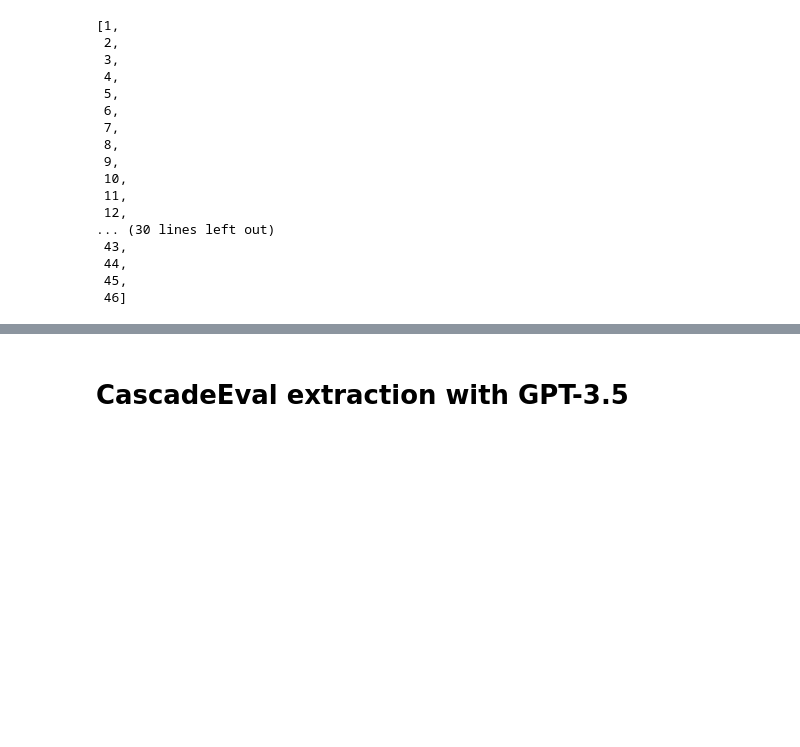
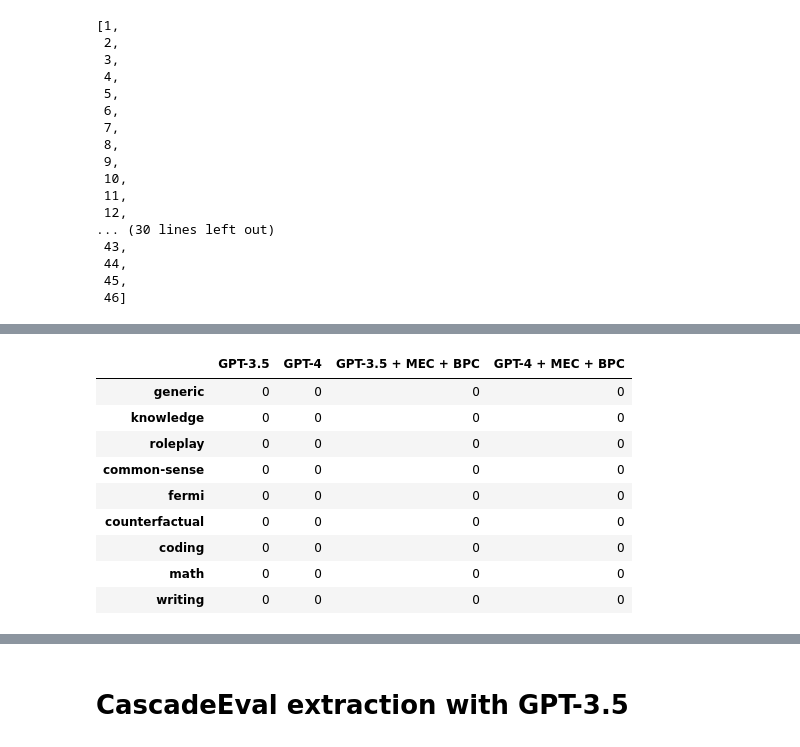
Before and after one commit to Thesis-LLM-as-a-judge-AUAS/fair-eval, a Jupyter notebook: sanity_check.ipynb, the cells around one changed output, grey strips where cells are left out. Saved outputs shown, nothing was run; the diff lists cells and outputs as text; code cells hidden in the pictures; blank space fills up the shorter version.

```diff
--- a/sanity_check.ipynb
+++ b/sanity_check.ipynb
@@ -671,0 +674,9 @@ final_table
+# %%
+sampled_question = {
+    'gpt35_k_1_bpc_0_t_1': pd.read_json("./sampled/questions/0.jsonl", lines=True),
+    'gpt4_k_1_bpc_0_t_1': pd.read_json("./sampled/questions/1.jsonl", lines=True),
+    'gpt35_k_3_bpc_1_t_1': pd.read_json("./sampled/questions/2.jsonl", lines=True),
+    'gpt4_k_3_bpc_1_t_1': pd.read_json("./sampled/questions/3.jsonl", lines=True)
+}
+
+sampled_question['gpt35_k_1_bpc_0_t_1']
@@ -671,0 +694,25 @@ final_table
+# %%
+topic_comparison_base = {}
+
+for key in sampled_question.keys():
+    key_name = SAMPLED_DESCRIPTION_MAP[key]['judge']
+
+    if key_name not in topic_comparison_base:
+        topic_comparison_base[key_name] = {}
+    for category in sampled_question['gpt35_k_1_bpc_0_t_1']['category'].unique():
+        topic_comparison_base[key_name][category] = 0
+
+
+topic_comparison_table = pd.DataFrame(topic_comparison_base)
+topic_comparison_table
+# %% [output]
+|  | GPT-3.5 | GPT-4 | GPT-3.5 + MEC + BPC | GPT-4 + MEC + BPC |
+| generic | 0 | 0 | 0 | 0 |
+| knowledge | 0 | 0 | 0 | 0 |
+| roleplay | 0 | 0 | 0 | 0 |
+| common-sense | 0 | 0 | 0 | 0 |
+| fermi | 0 | 0 | 0 | 0 |
+| counterfactual | 0 | 0 | 0 | 0 |
+| coding | 0 | 0 | 0 | 0 |
+| math | 0 | 0 | 0 | 0 |
+| writing | 0 | 0 | 0 | 0 |
```
Also changed, not shown: parts of 14 cells of this notebook, 6 other files.
